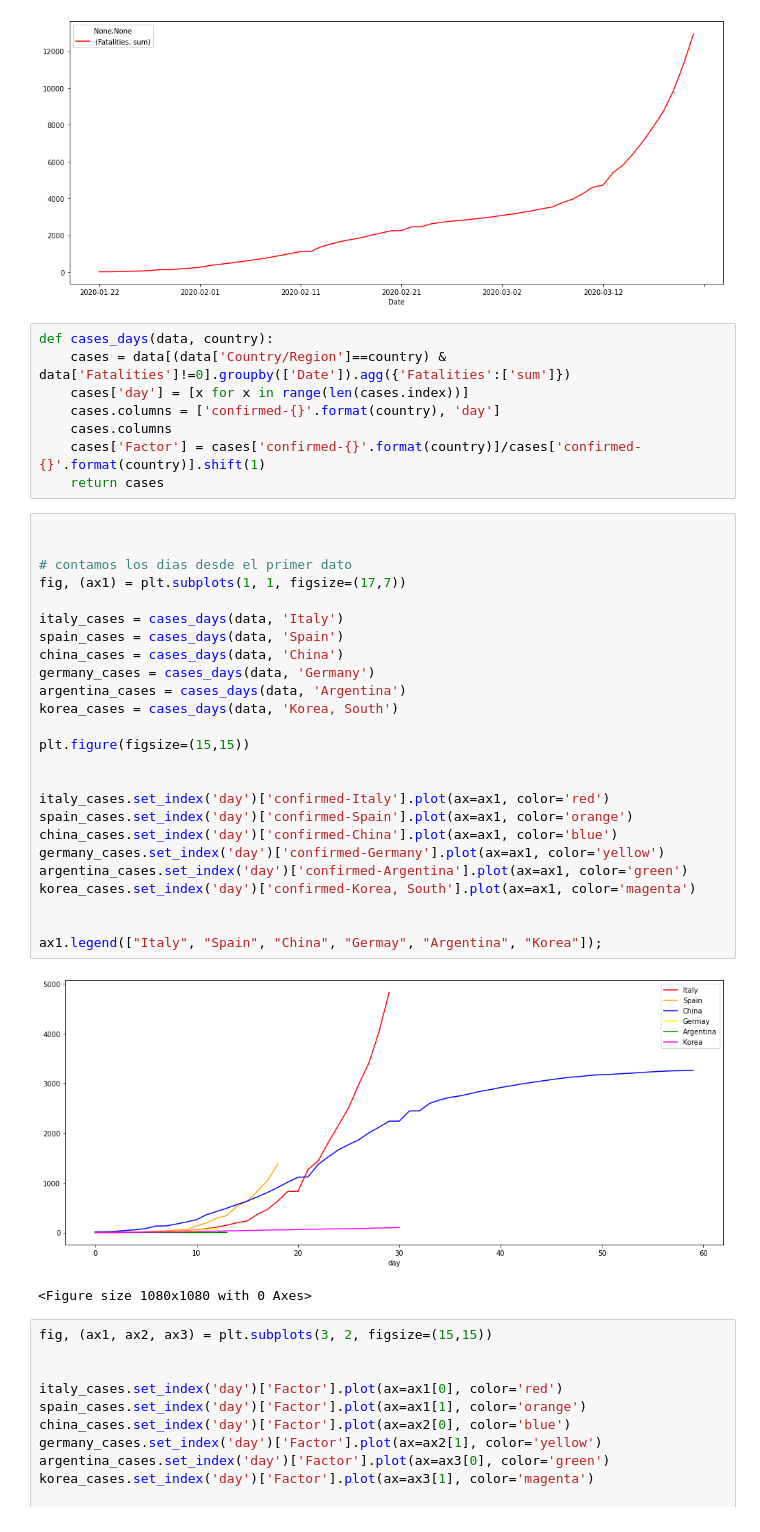
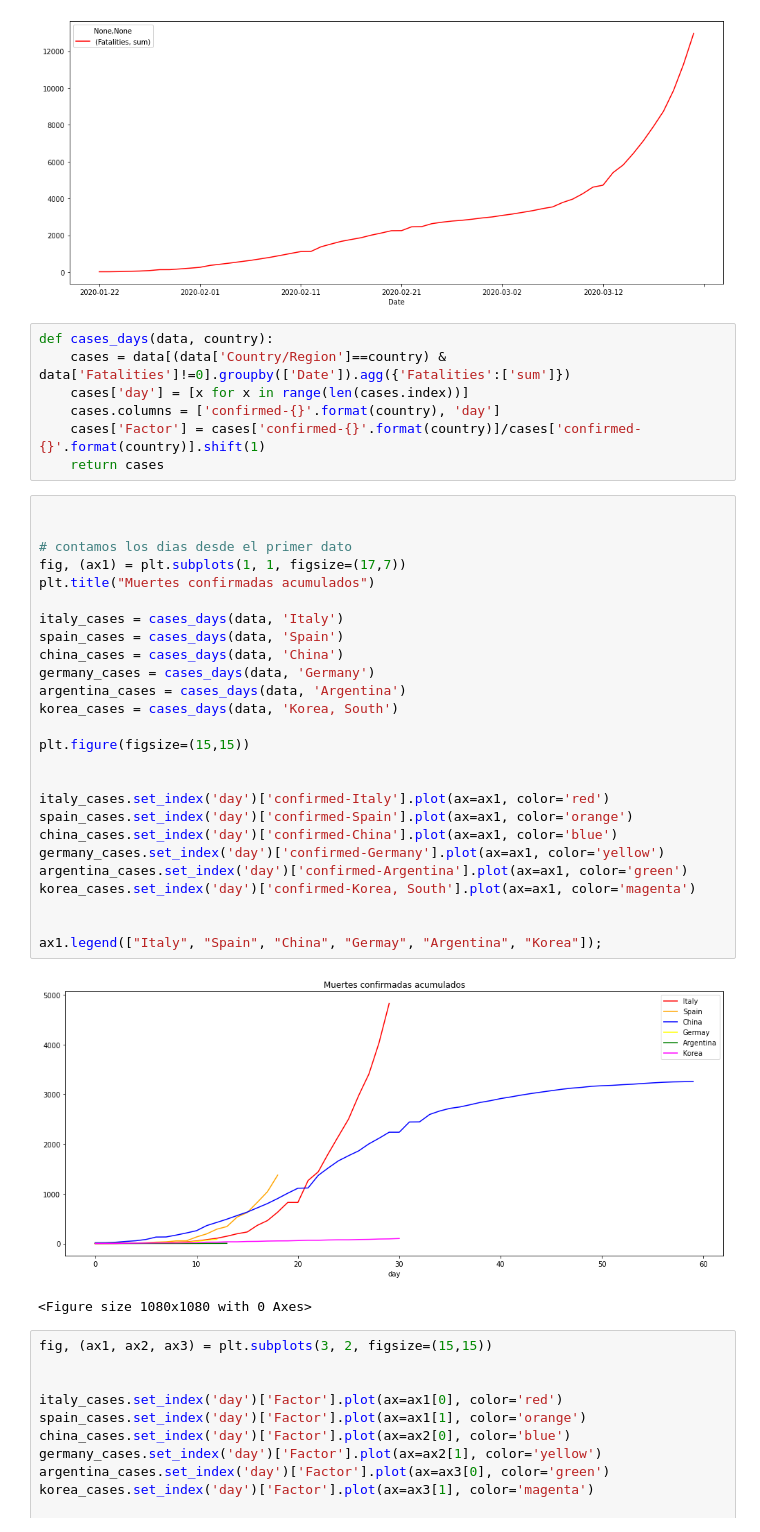
Before and after one commit to nopaixx/covid19, a Jupyter notebook: Covid19 deaths.ipynb, the cells around one changed output. Saved outputs shown, nothing was run; the diff lists cells and outputs as text.

```diff
--- a/Covid19 deaths.ipynb
+++ b/Covid19 deaths.ipynb
@@ -39,36 +39,36 @@ def cases_days(data, country):
     cases = data[(data['Country/Region']==country) & data['Fatalities']!=0].groupby(['Date']).agg({'Fatalities':['sum']})
     cases['day'] = [x for x in range(len(cases.index))]
     cases.columns = ['confirmed-{}'.format(country), 'day']
-    cases.columns
     cases['Factor'] = cases['confirmed-{}'.format(country)]/cases['confirmed-{}'.format(country)].shift(1)
     return cases
 # %%
 
 
 # contamos los dias desde el primer dato
 fig, (ax1) = plt.subplots(1, 1, figsize=(17,7))
+plt.title("Muertes confirmadas acumulados")
 
 italy_cases = cases_days(data, 'Italy')
 spain_cases = cases_days(data, 'Spain')
 china_cases = cases_days(data, 'China')
 germany_cases = cases_days(data, 'Germany')
 argentina_cases = cases_days(data, 'Argentina')
 korea_cases = cases_days(data, 'Korea, South')
 
 plt.figure(figsize=(15,15))
 
 
 italy_cases.set_index('day')['confirmed-Italy'].plot(ax=ax1, color='red')
 spain_cases.set_index('day')['confirmed-Spain'].plot(ax=ax1, color='orange')
 china_cases.set_index('day')['confirmed-China'].plot(ax=ax1, color='blue')
 germany_cases.set_index('day')['confirmed-Germany'].plot(ax=ax1, color='yellow')
 argentina_cases.set_index('day')['confirmed-Argentina'].plot(ax=ax1, color='green')
 korea_cases.set_index('day')['confirmed-Korea, South'].plot(ax=ax1, color='magenta')
 
 
 ax1.legend(["Italy", "Spain", "China", "Germay", "Argentina", "Korea"]);
 # %% [output]
-[figure, old version]
+[figure, new version]
 <Figure size 1080x1080 with 0 Axes>
 # %%
 fig, (ax1, ax2, ax3) = plt.subplots(3, 2, figsize=(15,15))
```
Also changed, not shown: parts of 6 cells of this notebook, 1 other file.
